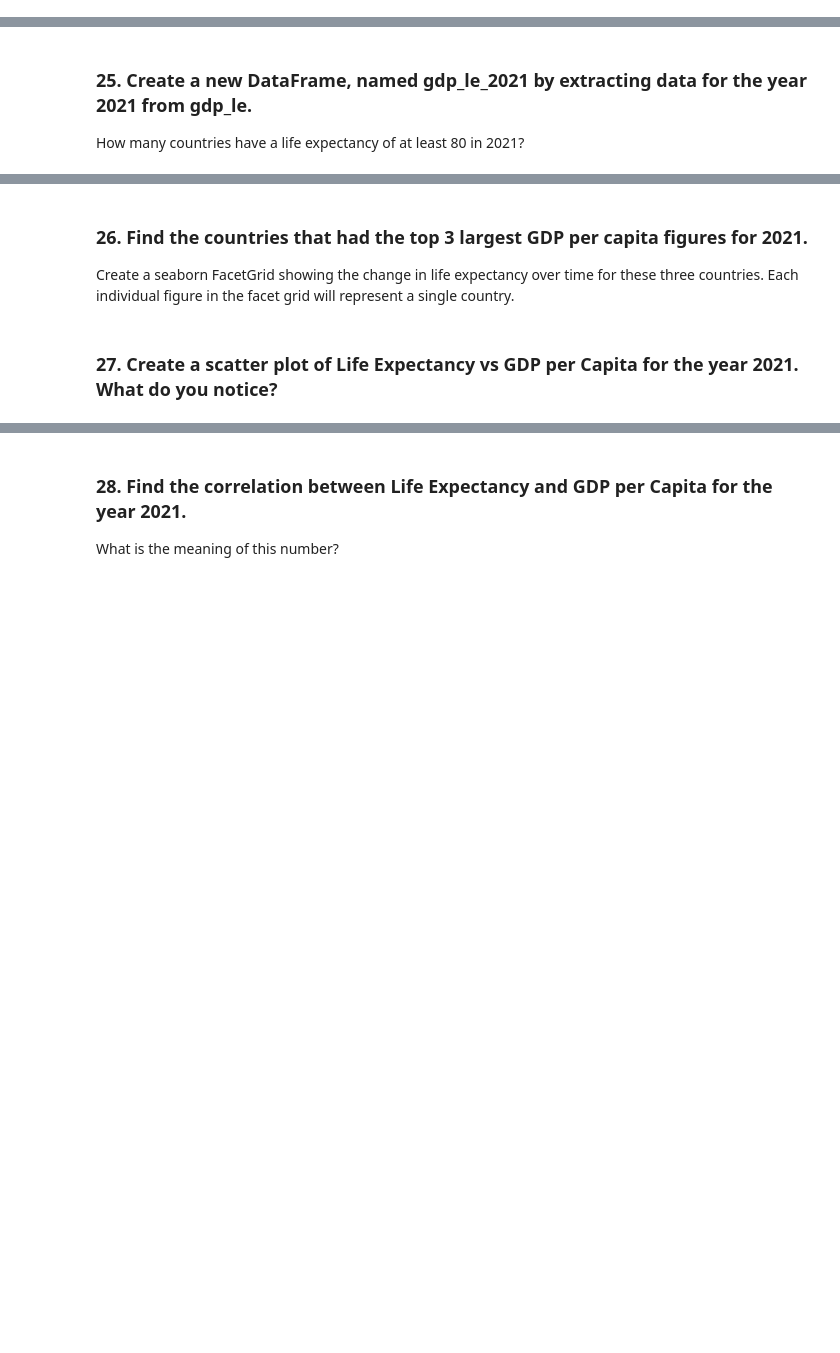
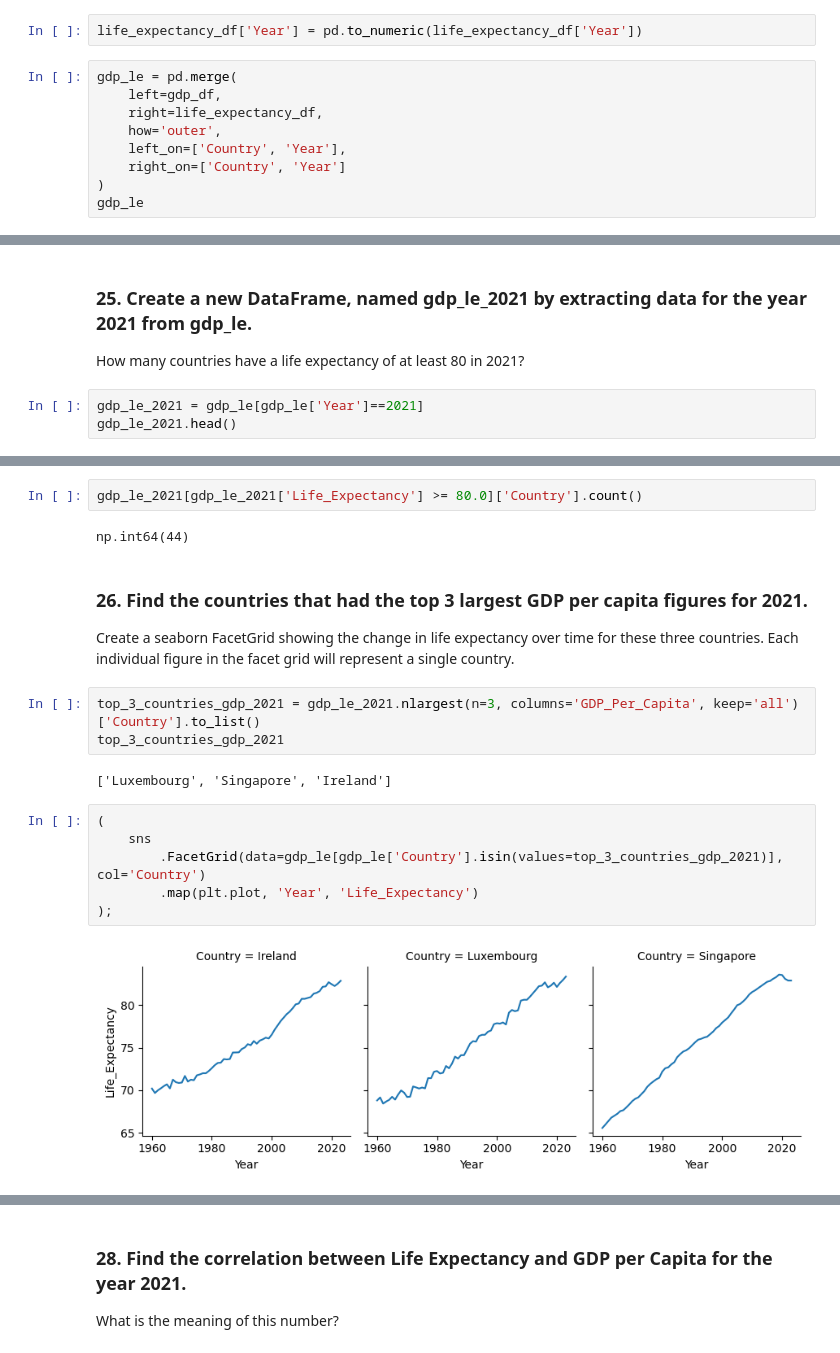
Before and after one commit to nss-data-science-cohort-9/un-exploration-shannequin, a Jupyter notebook: notebooks/UN_Data_Exploration.ipynb, the cells around one changed output, grey strips where cells are left out. Saved outputs shown, nothing was run; the diff lists cells and outputs as text; blank space fills up the shorter version.

```diff
--- a/notebooks/UN_Data_Exploration.ipynb
+++ b/notebooks/UN_Data_Exploration.ipynb
@@ -320,3 +369,14 @@ Then use .melt() to convert your data from wide to long. That is, instead of hav
 # %% [markdown]
 ### 24. Merge gdp_df and life_expectancy, keeping all countries and years that appear in both DataFrames.
 Save the result to a new DataFrame named gdp_le. If you get any errors in doing this, read them carefully and correct them. Look at the first five rows of your new data frame to confirm it merged correctly. Also, check the last five rows to make sure the data is clean and as expected.
+# %%
+life_expectancy_df['Year'] = pd.to_numeric(life_expectancy_df['Year'])
+# %%
+gdp_le = pd.merge(
+    left=gdp_df,
+    right=life_expectancy_df,
+    how='outer',
+    left_on=['Country', 'Year'],
+    right_on=['Country', 'Year']
+)
+gdp_le
@@ -323,3 +397,6 @@ Save the result to a new DataFrame named gdp_le. If you get any errors in doing
 # %% [markdown]
 ### 25. Create a new DataFrame, named gdp_le_2021 by extracting data for the year 2021 from gdp_le.
 How many countries have a life expectancy of at least 80 in 2021?
+# %%
+gdp_le_2021 = gdp_le[gdp_le['Year']==2021]
+gdp_le_2021.head()
@@ -326,5 +410,20 @@ How many countries have a life expectancy of at least 80 in 2021?
+# %%
+gdp_le_2021[gdp_le_2021['Life_Expectancy'] >= 80.0]['Country'].count()
+# %% [output]
+np.int64(44)
 # %% [markdown]
 ### 26. Find the countries that had the top 3 largest GDP per capita figures for 2021.
 Create a seaborn FacetGrid showing the change in life expectancy over time for these three countries. Each individual figure in the facet grid will represent a single country.
-# %% [markdown]
-### 27. Create a scatter plot of Life Expectancy vs GDP per Capita for the year 2021. What do you notice?
+# %%
+top_3_countries_gdp_2021 = gdp_le_2021.nlargest(n=3, columns='GDP_Per_Capita', keep='all')['Country'].to_list()
+top_3_countries_gdp_2021
+# %% [output]
+['Luxembourg', 'Singapore', 'Ireland']
+# %%
+(
+    sns
+        .FacetGrid(data=gdp_le[gdp_le['Country'].isin(values=top_3_countries_gdp_2021)], col='Country')
+        .map(plt.plot, 'Year', 'Life_Expectancy')
+);
+# %% [output]
+[figure, added]
```
Also changed, not shown: parts of 17 cells of this notebook, 3 other files.
